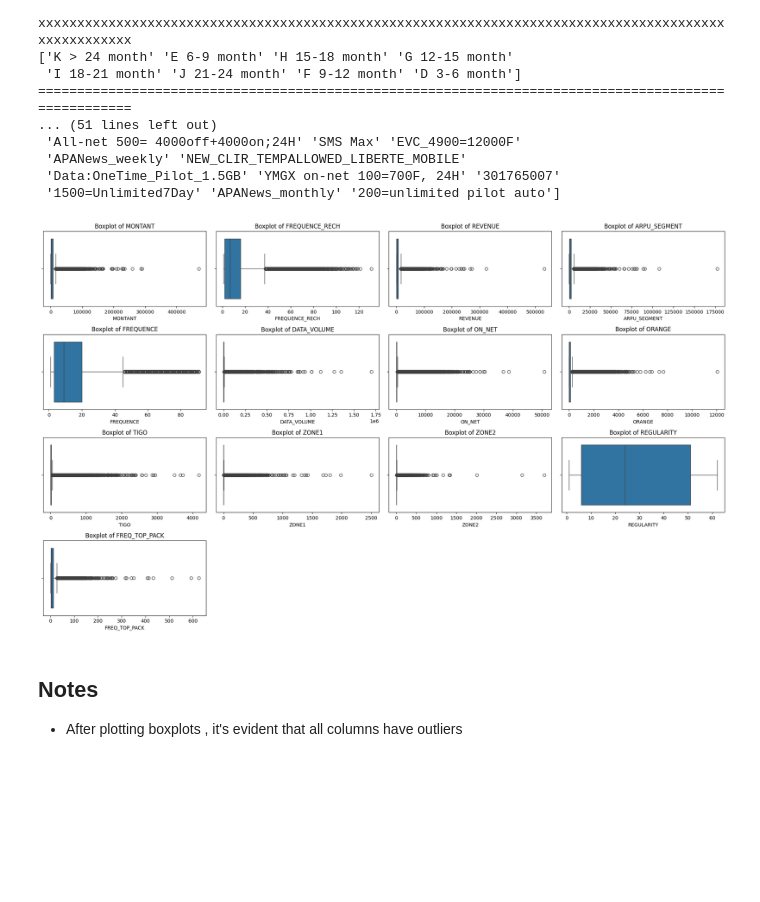
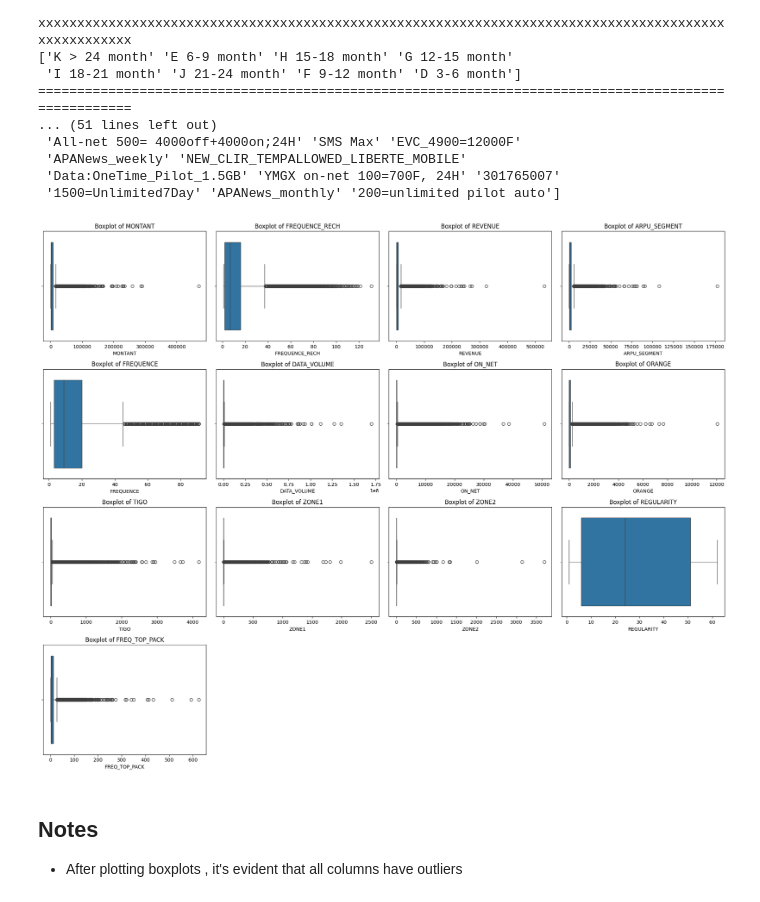
Before and after one commit to murithidenisgitobu/Customer-Churn-Prediction-Challenge-For-Azubian, a Jupyter notebook: Notebook/Notebook.ipynb, the cells around one changed output. Cells and saved outputs as stored; diff of their text form; code cells hidden in the pictures; blank space fills up the shorter version.

```diff
--- a/Notebook/Notebook.ipynb
+++ b/Notebook/Notebook.ipynb
@@ -230,29 +230,29 @@ xxxxxxxxxxxxxxxxxxxxxxxxxxxxxxxxxxxxxxxxxxxxxxxxxxxxxxxxxxxxxxxxxxxxxxxxxxxxxxxx
 # %%
 # Select numerical columns
 num_cols = (
     df.drop('CHURN', axis=1)
             .select_dtypes(include=['float', 'number'])
             .columns
             )
 
 fig, axes = plt.subplots(ncols=4,
                          nrows=(len(num_cols) + 4 - 1) // 4,
-                         figsize=(20, 4 * 3))
+                         figsize=(20, 4 * 4))
 axes = axes.flatten()
 
 # Loop through each numerical column and create a histogram
 for i, col in enumerate(num_cols):
     sns.boxplot(data=df, x=col, ax=axes[i])
     axes[i].set_title(f'Boxplot of {col}')
 
 # Hide any remaining unused subplots
 for j in range(len(num_cols), len(axes)):
     axes[j].axis('off')
 
 plt.tight_layout()
 plt.show()
 # %% [output]
-[figure, old version]
+[figure, new version]
 # %% [markdown]
 ## **Notes**
 - After plotting boxplots , it's evident that all columns have outliers
```
Also changed, not shown: parts of 3 cells of this notebook.
